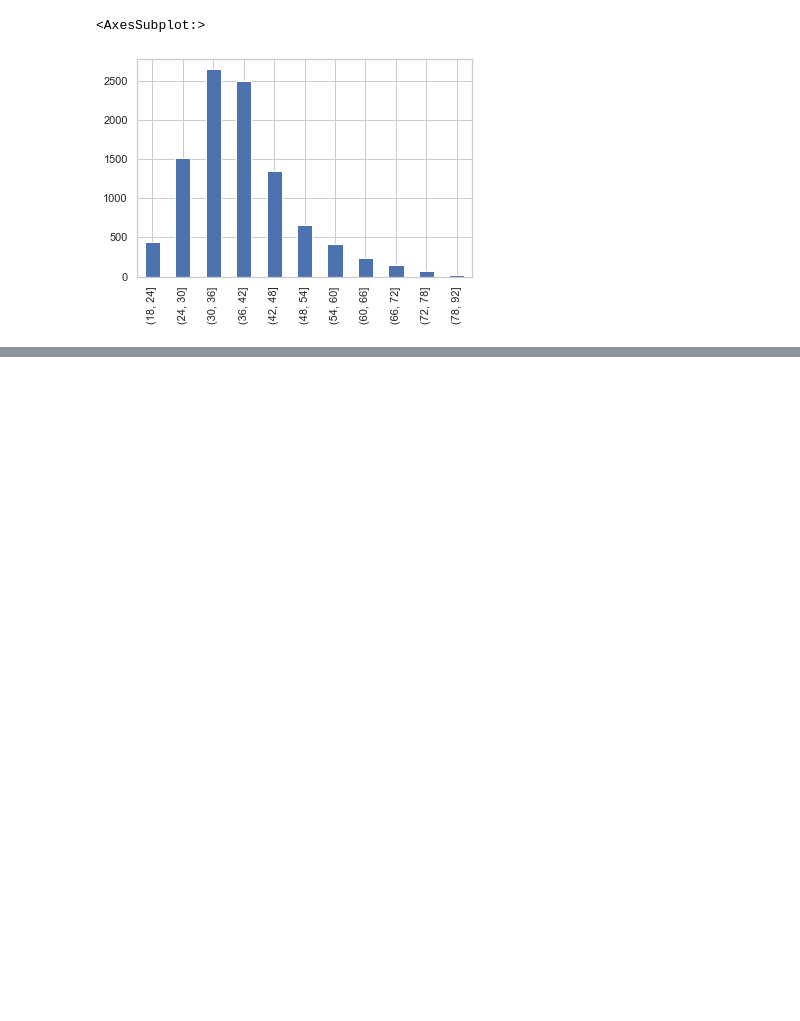
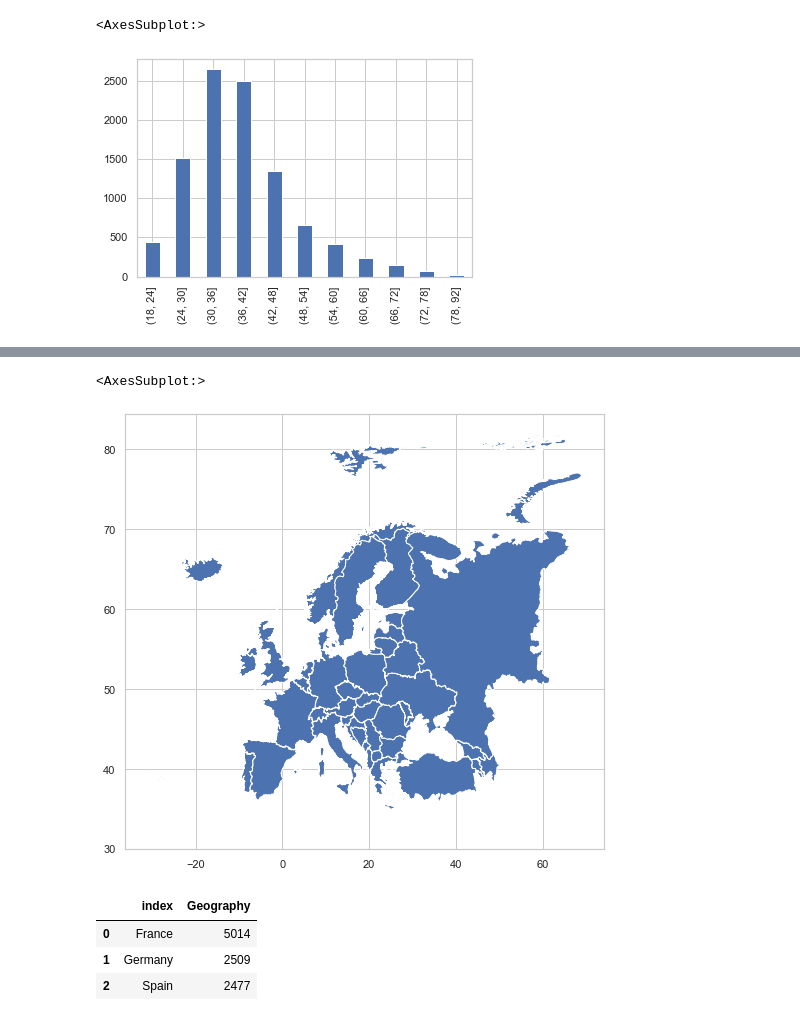
Before and after one commit to abigail-delacruz/AnalyticsMiproyecto, a Jupyter notebook: src/eda.ipynb, the cells around one changed output, grey strips where cells are left out. Drawn from its saved outputs; the diff is of its cells as text; code cells hidden in the pictures; blank space fills up the shorter version.

```diff
--- a/src/eda.ipynb
+++ b/src/eda.ipynb
@@ -103,0 +151,4 @@ profile.to_file('..\DATA\'Churn_Modelling.csv')
+# %%
+shapefile = '../DATA/Europe'
+europa_gdf = gpd.read_file(shapefile)
+europa_gdf
@@ -103,0 +173,18 @@ profile.to_file('..\DATA\'Churn_Modelling.csv')
+# %%
+fig, (ax1) = plt.subplots(nrows=1, ncols=1,
+                                    figsize=(20, 8))
+
+europa_gdf.plot(ax=ax1)
+# %% [output]
+<AxesSubplot:>
+[figure, added]
+# %%
+# Contamos la cantidad de hospitalizados por departamento
+conteo_x_pais = df_main['Geography'].value_counts()
+conteo_x_pais = conteo_x_pais.reset_index()
+conteo_x_pais.head()
+# %% [output]
+|  | index | Geography |
+| 0 | France | 5014 |
+| 1 | Germany | 2509 |
+| 2 | Spain | 2477 |
```
Also changed, not shown: parts of 24 cells of this notebook.
